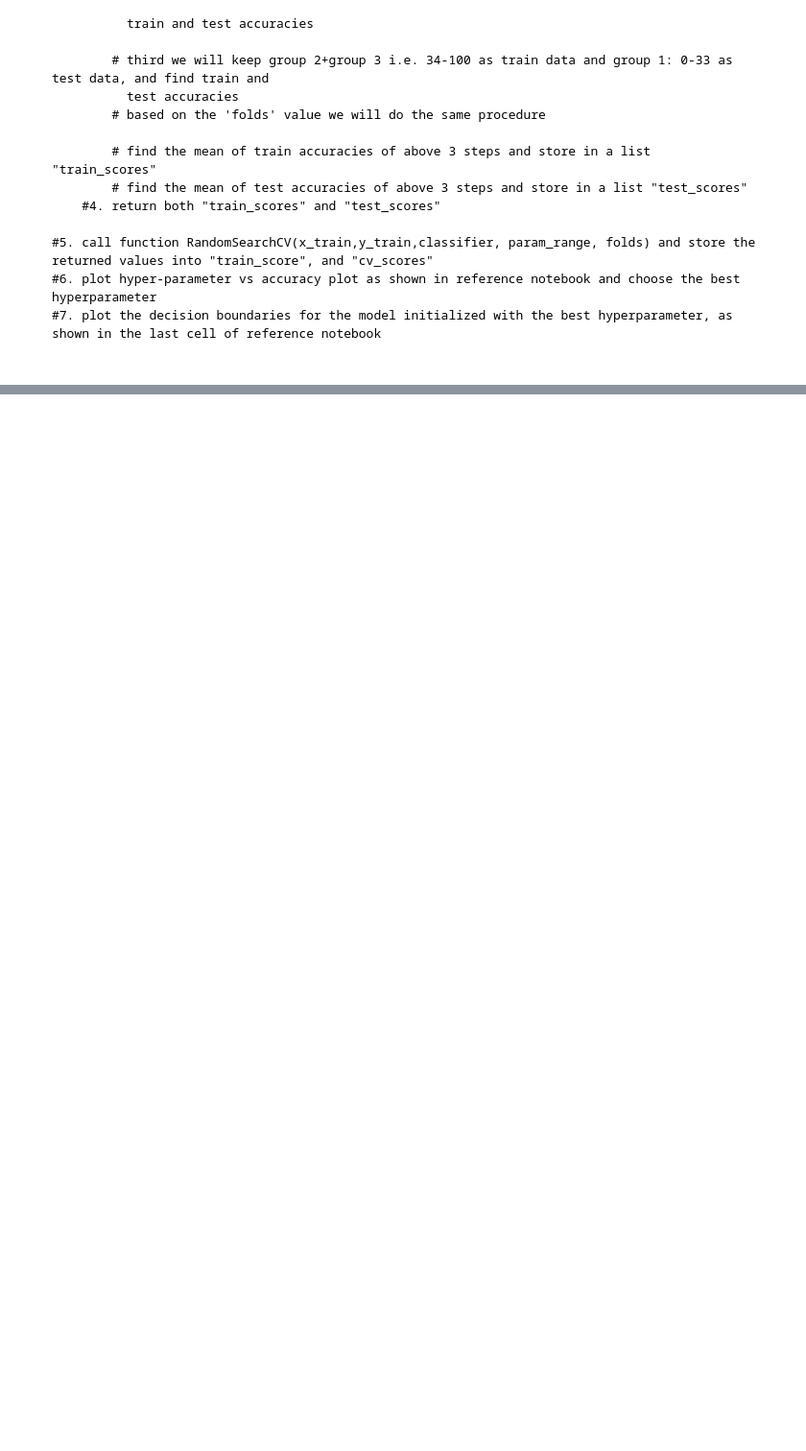
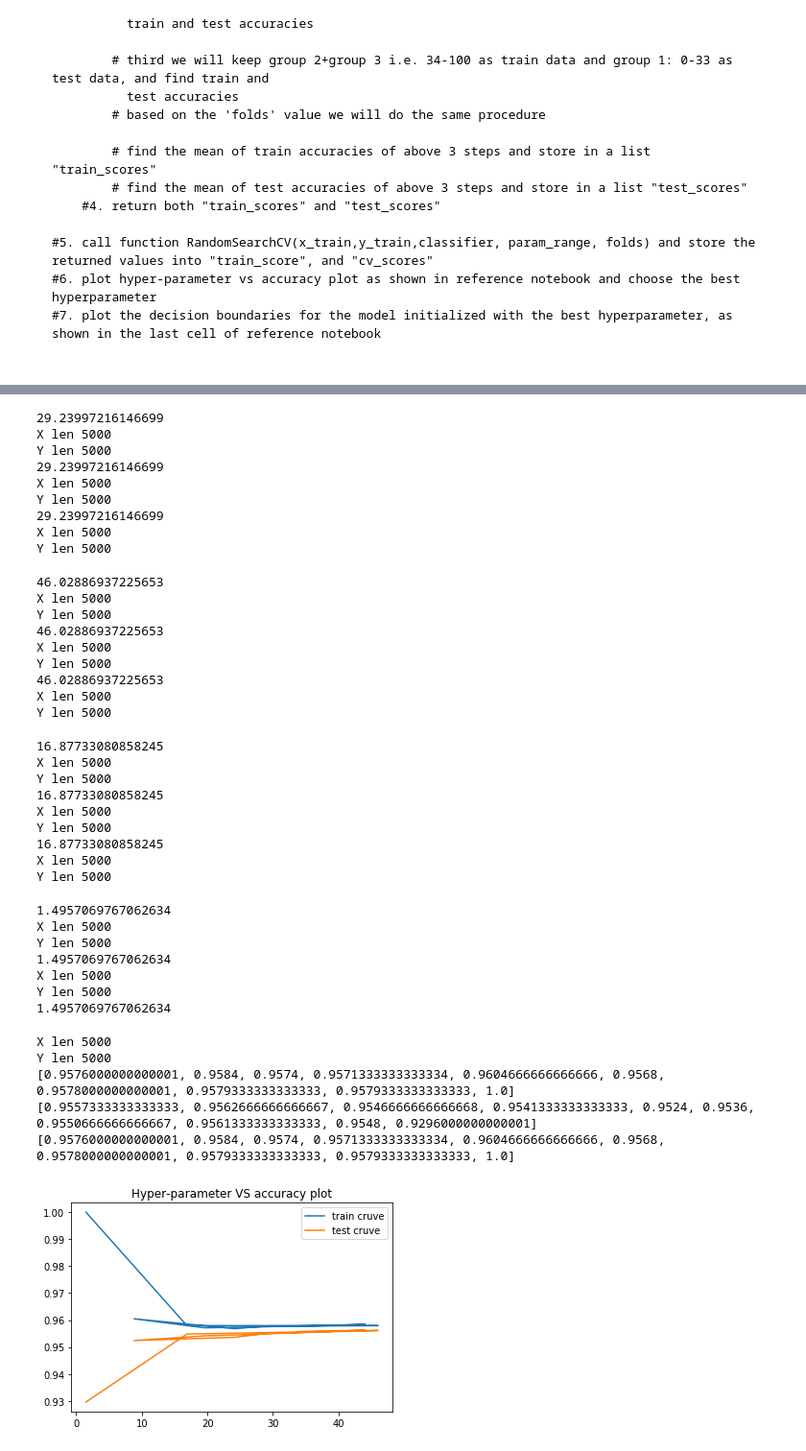
Before and after one commit to anoopaiml/AppliedAI, a Jupyter notebook: Assignment_4_Instructions.ipynb, the cells around one changed output, grey strips where cells are left out. Shown: that part at 96% size. Drawn from its saved outputs; the diff is of its cells as text; code cells hidden in the pictures; blank space fills up the shorter version.

```diff
--- a/Assignment_4_Instructions.ipynb
+++ b/Assignment_4_Instructions.ipynb
@@ -117,6 +167,14 @@ warnings.filterwarnings("ignore")
 
 neigh = KNeighborsClassifier()
 param_range=(1,50)
+params=np.random.uniform(param_range[0],param_range[1],10)
 folds=3
-RandomSearchCV(X_train,y_train,neigh, param_range, folds)
+#params1 = {'n_neighbors':params}
+trainscores,testscores = RandomSearchCV(X_train,y_train,neigh, params, folds)
+print(trainscores)
+plt.plot(params,trainscores, label='train cruve')
+plt.plot(params,testscores, label='test cruve')
+plt.title('Hyper-parameter VS accuracy plot')
+plt.legend()
+plt.show()
 # %% [output]
@@ -128,0 +236,40 @@ group3 [5000, 5001, 5002, 5003, 5004, 5005, 5006, 5007, 5008, 5009, 5010, 5011,
+29.23997216146699
+X len 5000
+Y len 5000
+29.23997216146699
+X len 5000
+Y len 5000
+29.23997216146699
+X len 5000
+Y len 5000
+46.02886937225653
+X len 5000
+Y len 5000
+46.02886937225653
+X len 5000
+Y len 5000
+46.02886937225653
+X len 5000
+Y len 5000
+16.87733080858245
+X len 5000
+Y len 5000
+16.87733080858245
+X len 5000
+Y len 5000
+16.87733080858245
+X len 5000
+Y len 5000
+1.4957069767062634
+X len 5000
+Y len 5000
+1.4957069767062634
+X len 5000
+Y len 5000
+1.4957069767062634
+X len 5000
+Y len 5000
+[0.9576000000000001, 0.9584, 0.9574, 0.9571333333333334, 0.9604666666666666, 0.9568, 0.9578000000000001, 0.9579333333333333, 0.9579333333333333, 1.0]
+[0.9557333333333333, 0.9562666666666667, 0.9546666666666668, 0.9541333333333333, 0.9524, 0.9536, 0.9550666666666667, 0.9561333333333333, 0.9548, 0.9296000000000001]
+[0.9576000000000001, 0.9584, 0.9574, 0.9571333333333334, 0.9604666666666666, 0.9568, 0.9578000000000001, 0.9579333333333333, 0.9579333333333333, 1.0]
+[figure, added]
```
Also changed, not shown: parts of 4 cells of this notebook.
